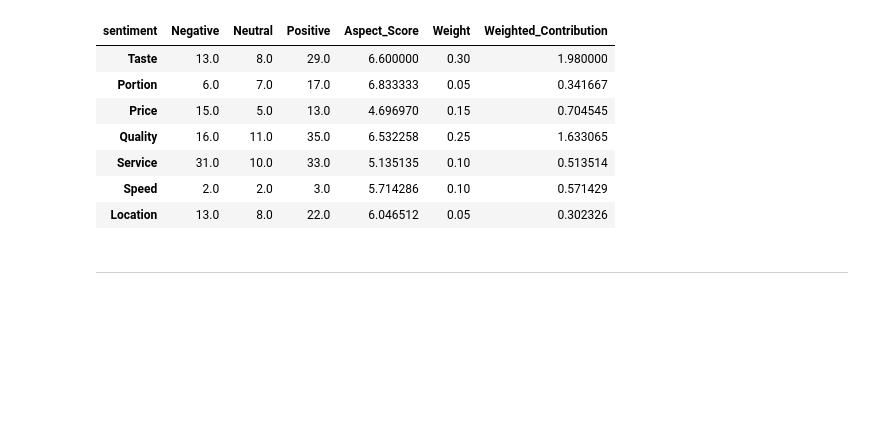
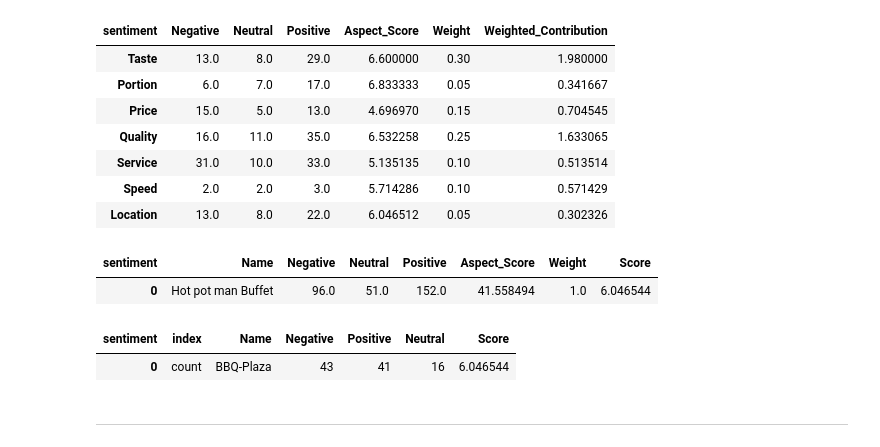
Before and after one commit to Mabelzzz/feedMe-feedback, a Jupyter notebook: food_sentimental_analysis.ipynb, the cells around one changed output. Drawn from its saved outputs; the diff is of its cells as text; code cells hidden in the pictures; blank space fills up the shorter version.

```diff
--- a/food_sentimental_analysis.ipynb
+++ b/food_sentimental_analysis.ipynb
@@ -268,3 +304,31 @@ aggregate_df
 | Service | 31.0 | 10.0 | 33.0 | 5.135135 | 0.10 | 0.513514 |
 | Speed | 2.0 | 2.0 | 3.0 | 5.714286 | 0.10 | 0.571429 |
 | Location | 13.0 | 8.0 | 22.0 | 6.046512 | 0.05 | 0.302326 |
+# %%
+overall_df = pd.DataFrame(aggregate_df.sum()).transpose().copy()
+overall_df = overall_df.rename(columns={
+	"Weighted_Contribution":"Score"
+})
+overall_df.index.name = None
+overall_df[['Negative', "Neutral", "Positive", "Score"]]
+overall_df['Name'] = "Hot pot man Buffet"
+move_column = overall_df.pop('Name')
+overall_df.insert(0, "Name", move_column)
+overall_df
+# %% [output]
+| sentiment | Name | Negative | Neutral | Positive | Aspect_Score | Weight | Score |
+| 0 | Hot pot man Buffet | 96.0 | 51.0 | 152.0 | 41.558494 | 1.0 | 6.046544 |
+# %%
+shop_df = mock_review_df['sentiment']
+
+
+shop_df = pd.DataFrame(shop_df.value_counts()).transpose()
+shop_df['Name'] = "BBQ-Plaza"
+move_column = shop_df.pop('Name')
+shop_df.insert(0, "Name", move_column)
+
+shop_df['Score'] = overall_df['Score'][0]
+shop_df.reset_index()
+# %% [output]
+| sentiment | index | Name | Negative | Positive | Neutral | Score |
+| 0 | count | BBQ-Plaza | 43 | 41 | 16 | 6.046544 |
```
Also changed, not shown: parts of 8 cells of this notebook.
